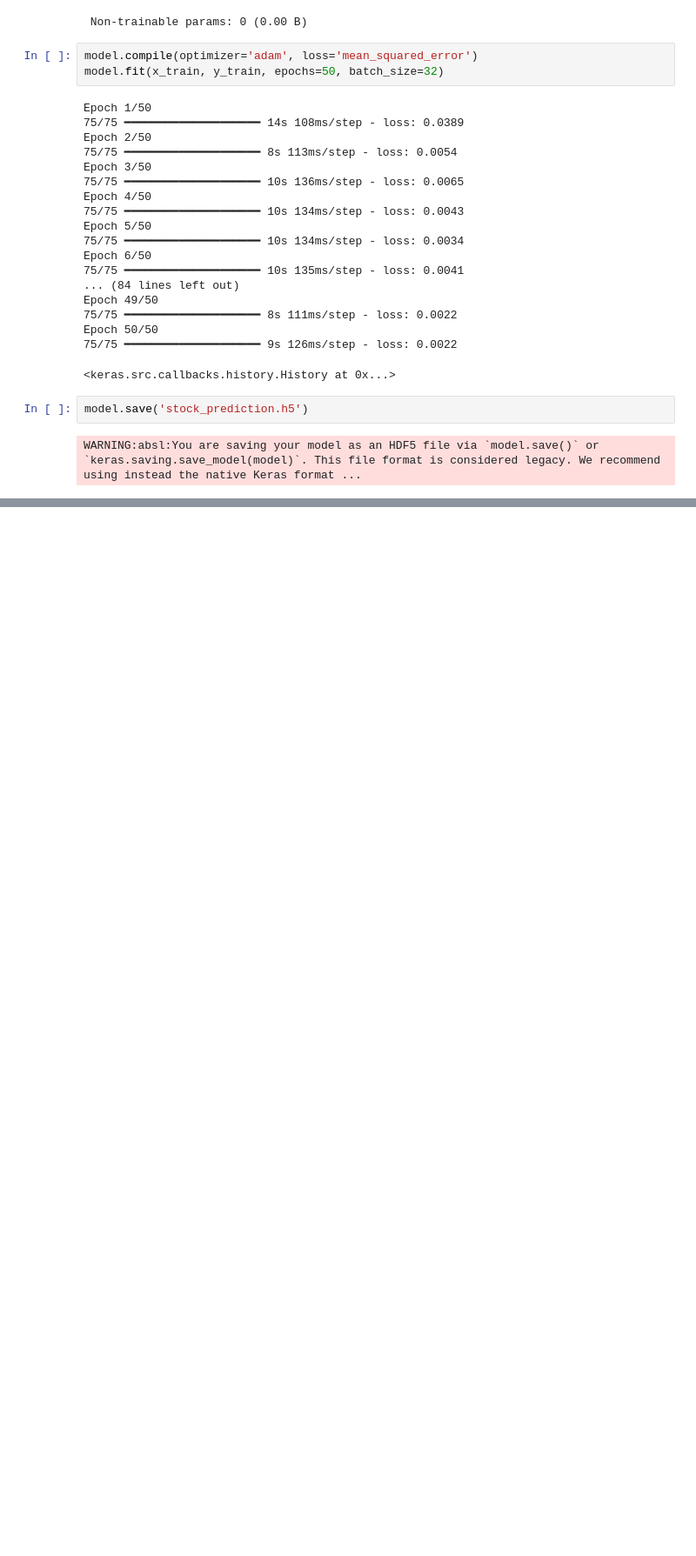
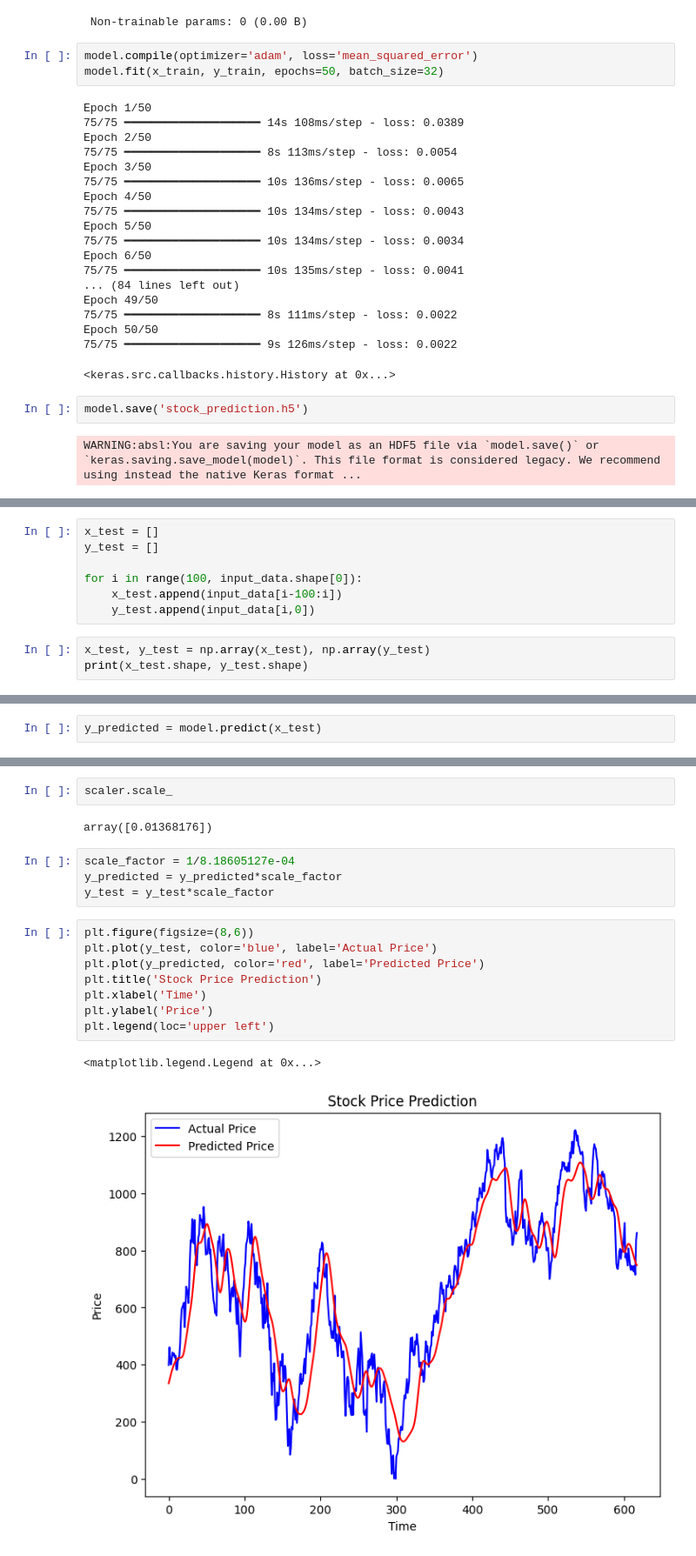
Before and after one commit to Jorge-Esteban/TFG, a Jupyter notebook: LSTM_model.ipynb, the cells around one changed output, grey strips where cells are left out. Shown at 87% size. Cells and saved outputs as stored; diff of their text form; blank space fills up the shorter version.

Commit message:
LSTM Model Finished

```diff
--- a/prueba.ipynb
+++ b/LSTM_model.ipynb
@@ -150,0 +178,10 @@ WARNING:absl:You are saving your model as an HDF5 file via `model.save()` or `ke
+# %%
+x_test = []
+y_test = []
+
+for i in range(100, input_data.shape[0]):
+    x_test.append(input_data[i-100:i])
+    y_test.append(input_data[i,0])
+# %%
+x_test, y_test = np.array(x_test), np.array(y_test)
+print(x_test.shape, y_test.shape)
@@ -150,0 +192,2 @@ WARNING:absl:You are saving your model as an HDF5 file via `model.save()` or `ke
+# %%
+y_predicted = model.predict(x_test)
@@ -150,0 +240,19 @@ WARNING:absl:You are saving your model as an HDF5 file via `model.save()` or `ke
+# %%
+scaler.scale_
+# %% [output]
+array([0.01368176])
+# %%
+scale_factor = 1/8.18605127e-04
+y_predicted = y_predicted*scale_factor
+y_test = y_test*scale_factor
+# %%
+plt.figure(figsize=(8,6))
+plt.plot(y_test, color='blue', label='Actual Price')
+plt.plot(y_predicted, color='red', label='Predicted Price')
+plt.title('Stock Price Prediction')
+plt.xlabel('Time')
+plt.ylabel('Price')
+plt.legend(loc='upper left')
+# %% [output]
+<matplotlib.legend.Legend at 0x...>
+[figure, added]
```
Also changed, not shown: parts of 10 cells of this notebook.
